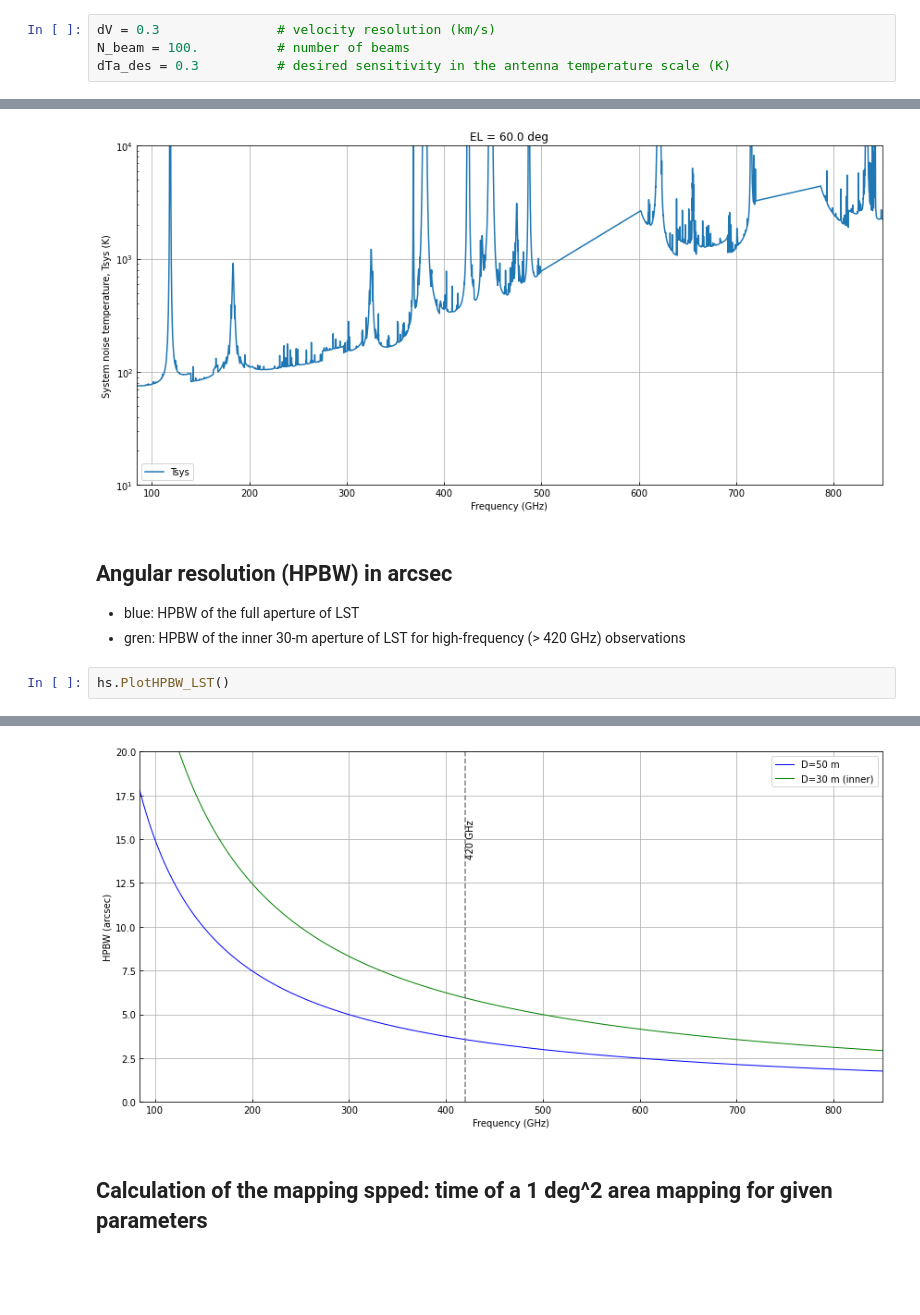
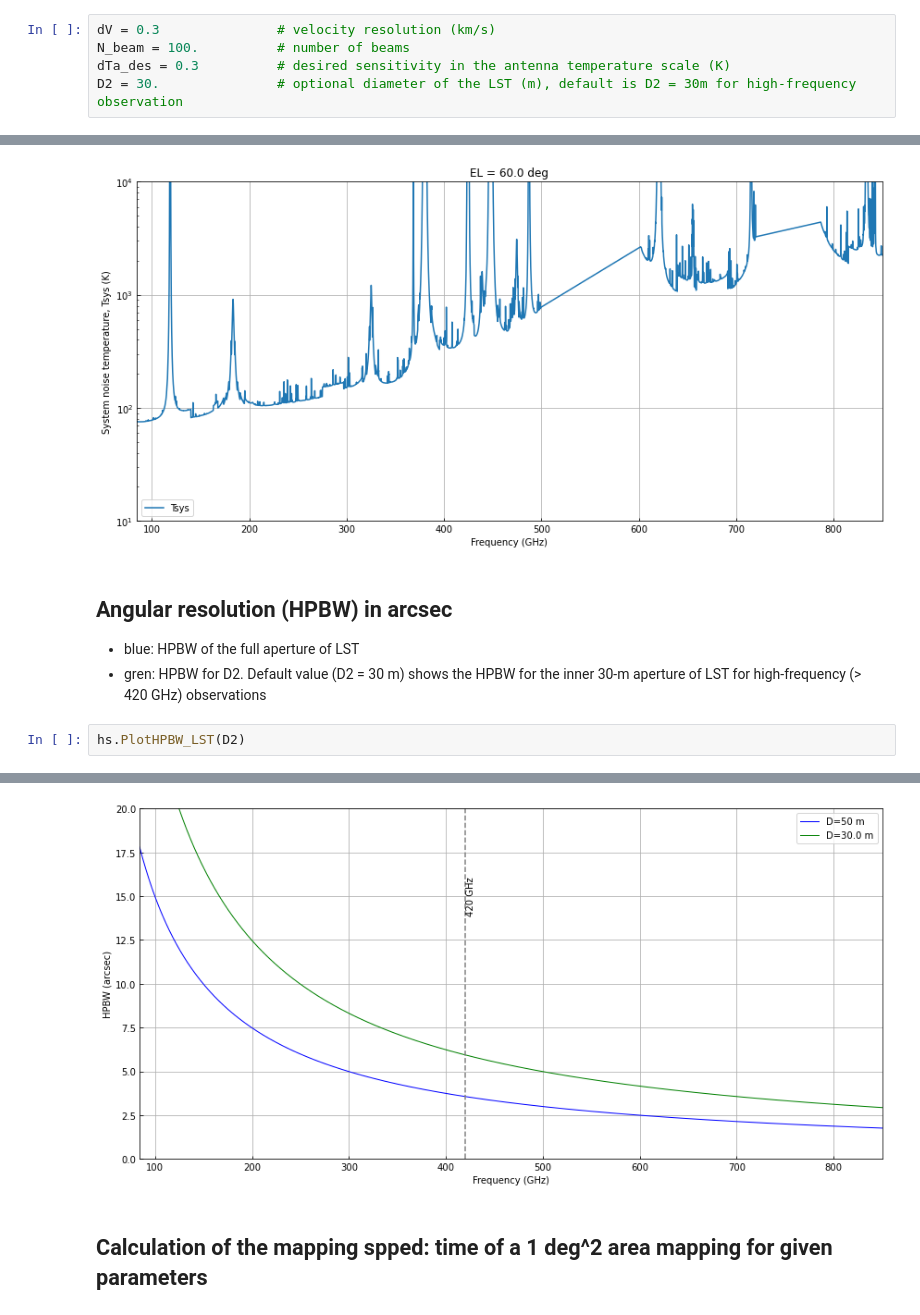
Before and after one commit to ishiishun/lst, a Jupyter notebook: LST_heterodyne_sensitivity.ipynb, the cells around one changed output, grey strips where cells are left out. Cells and saved outputs as stored; diff of their text form; blank space fills up the shorter version.

```diff
--- a/LST_heterodyne_sensitivity.ipynb
+++ b/LST_heterodyne_sensitivity.ipynb
@@ -27,6 +27,7 @@ To execute,
 dV = 0.3               # velocity resolution (km/s)
 N_beam = 100.          # number of beams
 dTa_des = 0.3          # desired sensitivity in the antenna temperature scale (K)
+D2 = 30.               # optional diameter of the LST (m), default is D2 = 30m for high-frequency observation
 # %% [markdown]
 ## Loading packeges
 # %%
@@ -51,12 +52,12 @@ Download: Tsys.csv
 # %% [markdown]
 ##  Angular resolution (HPBW) in arcsec
 - blue: HPBW of the full aperture of LST
-- gren: HPBW of the inner 30-m aperture of LST for high-frequency (> 420 GHz) observations
+- gren: HPBW for D2. Default value (D2 = 30 m) shows the HPBW for the inner 30-m aperture of LST for high-frequency (> 420 GHz) observations
 # %%
-hs.PlotHPBW_LST()
+hs.PlotHPBW_LST(D2)
 # %% [output]
 [interactive output not drawn]
-[figure, old version]
+[figure, new version]
 # %% [markdown]
 ## Calculation of the mapping spped: time of a 1 deg^2 area mapping for given parameters
 # %%
```
Also changed, not shown: parts of 6 cells of this notebook.
